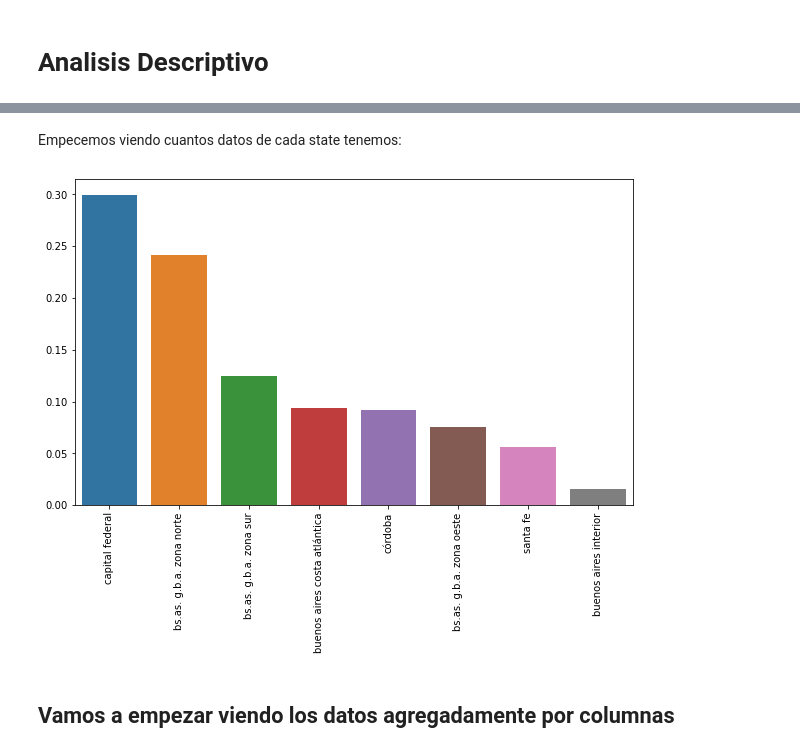
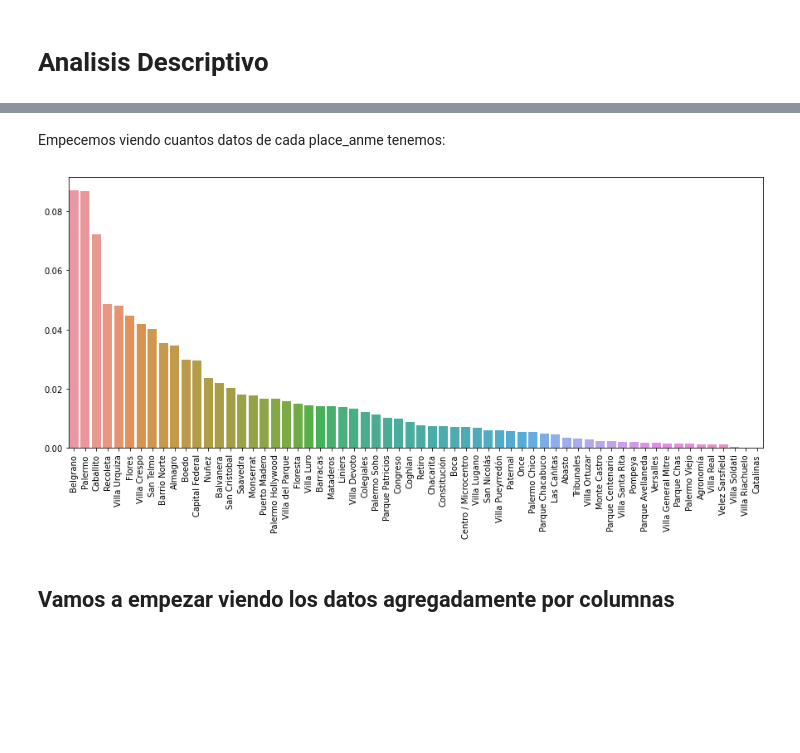
Before and after one commit to Juanlandolfi/Data-Science-Digital-House, a Jupyter notebook: Entrega_1_final/Grupo7_TP01_final.ipynb, the cells around one changed output, grey strips where cells are left out. Drawn from its saved outputs; the diff is of its cells as text; code cells hidden in the pictures; blank space fills up the shorter version.

```diff
--- a/Entrega_1_final/Grupo7_TP01_final.ipynb
+++ b/Entrega_1_final/Grupo7_TP01_final.ipynb
@@ -1955,13 +1977,13 @@ df.head(2)
 # %% [markdown]
-Empecemos viendo cuantos datos de cada state tenemos:
+Empecemos viendo cuantos datos de cada place_anme tenemos:
 # %%
-state_proportion = df['state_name'].value_counts() / df.shape[0]
+state_proportion = df['place_name'].value_counts() / df.shape[0]
 
-plt.figure(figsize=(10,6))
+plt.figure(figsize=(15,6))
 ax = sns.barplot(x=state_proportion.index, y=state_proportion.values)
 ax.tick_params(axis='x', rotation=90)
 # %% [output]
-[figure, old version]
+[figure, new version]
 # %% [markdown]
 ## Vamos a empezar viendo los datos agregadamente por columnas
 # %% [markdown]
```
Also changed, not shown: parts of 122 cells of this notebook, 1 other file.
